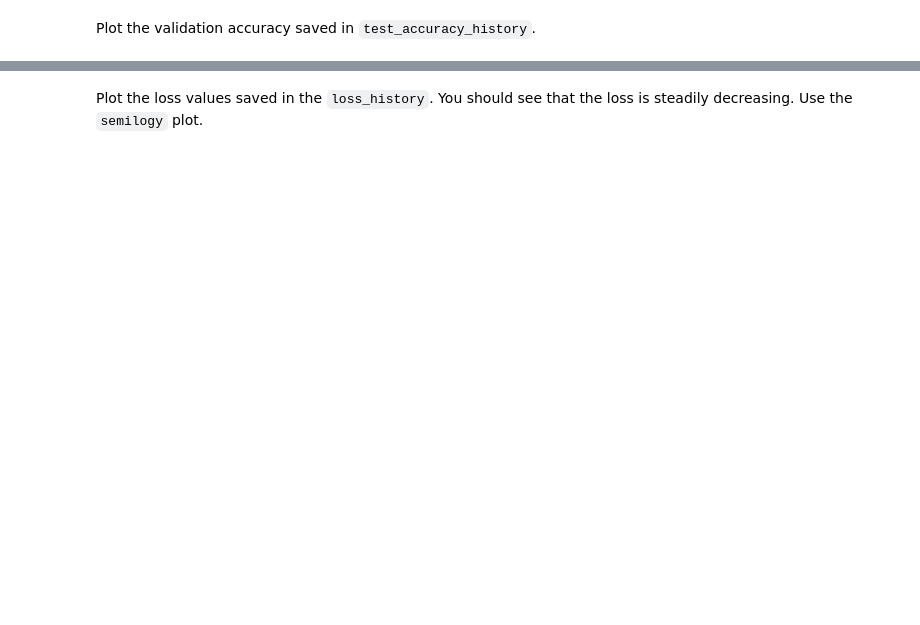
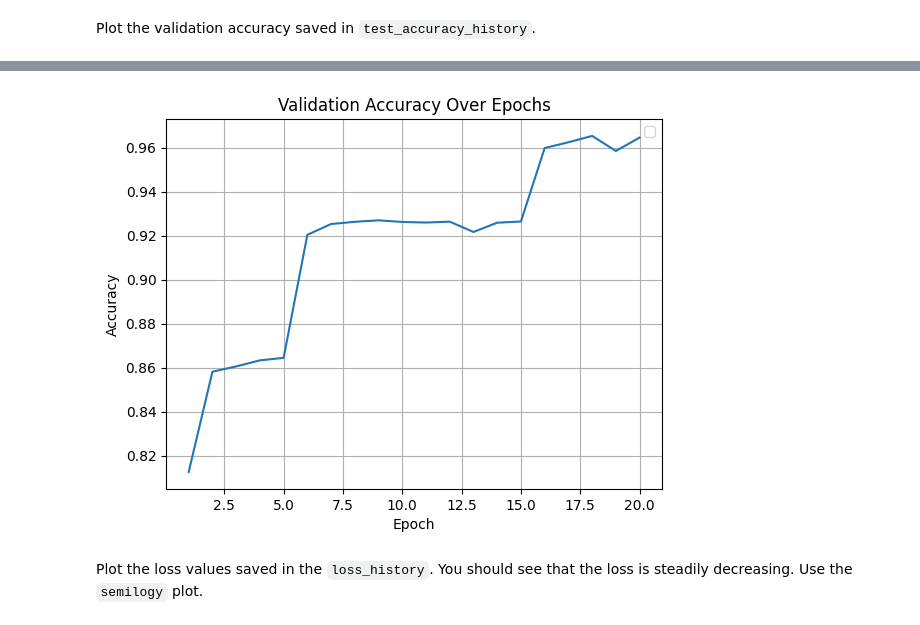
Before and after one commit to dpcarry/introml, a Jupyter notebook: unit09_neural/lab_music_partial.ipynb, the cells around one changed output, grey strips where cells are left out. Drawn from its saved outputs; the diff is of its cells as text; code cells hidden in the pictures; blank space fills up the shorter version.

```diff
--- a/unit09_neural/lab_music_partial.ipynb
+++ b/unit09_neural/lab_music_partial.ipynb
@@ -154,10 +154,10 @@ class Model(nn.Module):
         x = self.softmax(self.fc2(x))
         return x
 
-nfeatures = 784
+nin = nfeatures
 nhid = 256
 nclasses = 10
-model = Model(nfeatures, nhid, nclasses)
+model = Model(nin, nhid, nclasses)
 # %% [markdown]
 Now print a summary of the model.  You can use the `torchsummary.summary` method as follows:
 # %%
@@ -293,0 +304,11 @@ Plot the validation accuracy saved in `test_accuracy_history`.
+# %%
+# TODO
+plt.figure()
+plt.plot(range(1, len(test_accuracy_history) + 1), test_accuracy_history)
+plt.xlabel('Epoch')
+plt.ylabel('Accuracy')
+plt.title('Validation Accuracy Over Epochs')
+plt.legend()
+plt.grid()
+plt.show()
+# %% [output]
@@ -294,2 +316,3 @@ Plot the validation accuracy saved in `test_accuracy_history`.
+[figure, added]
 # %% [markdown]
 Plot the loss values saved in the `loss_history`.  You should see that the loss is steadily decreasing.  Use the `semilogy` plot.
```
Also changed, not shown: parts of 9 cells of this notebook.
